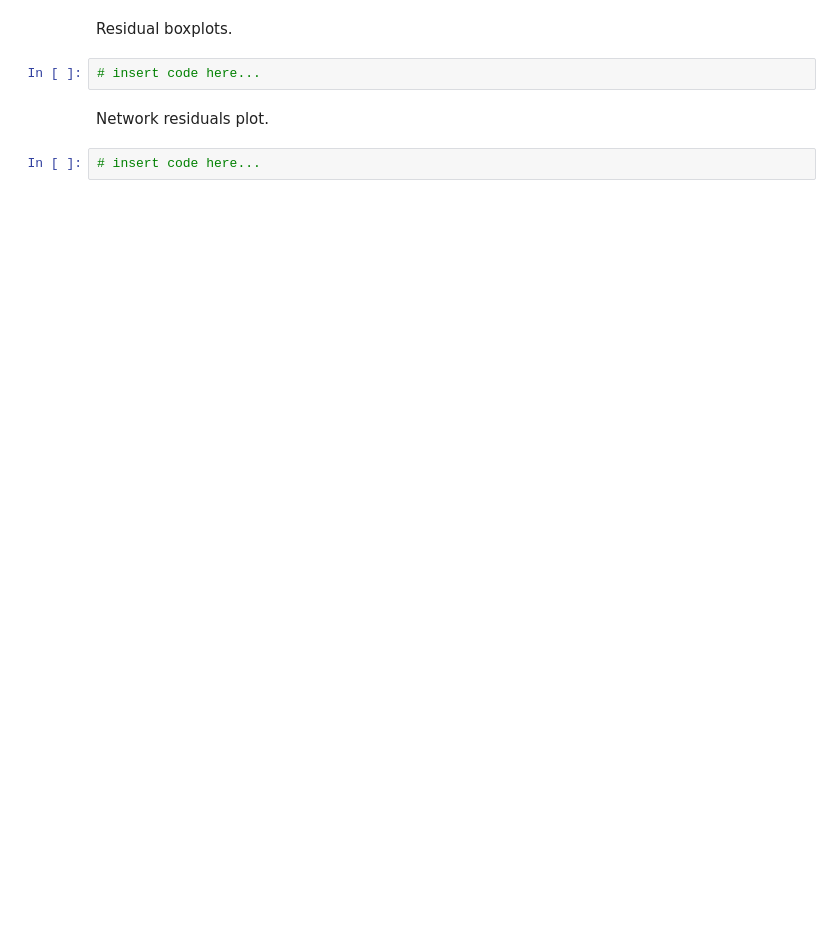
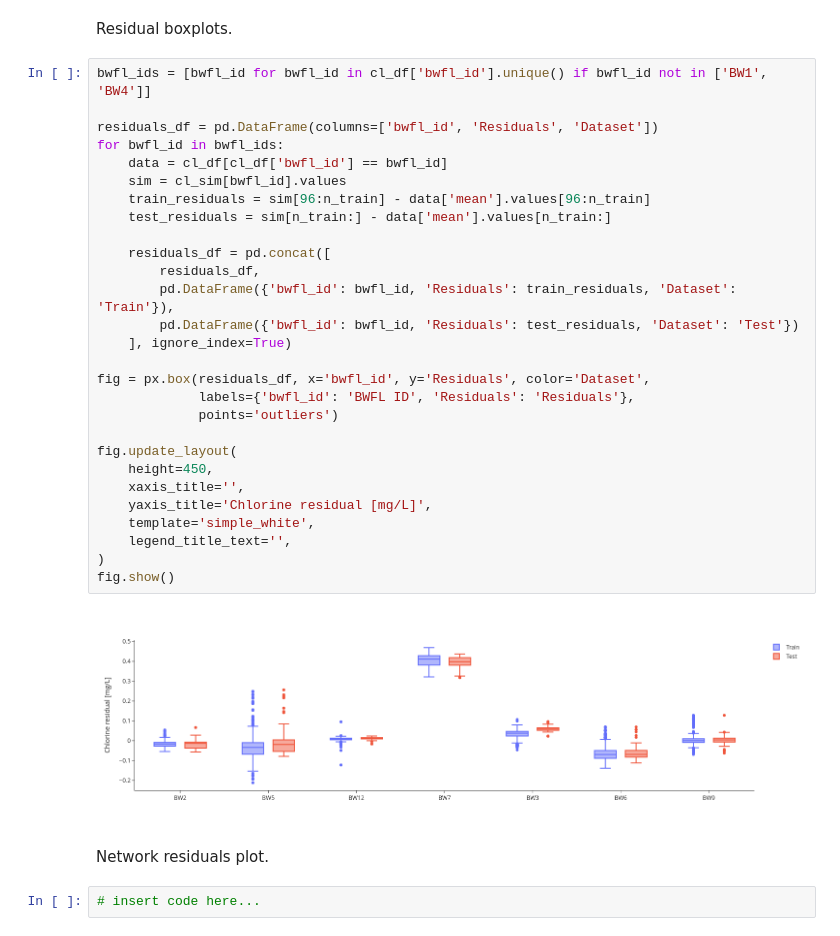
Before and after one commit to bradleywjenks/bayesian-wq-calibration, a Jupyter notebook: notebooks/02-GA-model-calibration.ipynb, the cells around one changed output. Saved outputs shown, nothing was run; the diff lists cells and outputs as text; blank space fills up the shorter version.

```diff
--- a/notebooks/02-GA-model-calibration.ipynb
+++ b/notebooks/02-GA-model-calibration.ipynb
@@ -269,7 +274,35 @@ fig.show()
 # %% [markdown]
 Residual boxplots.
-# %%
-# insert code here...
+# %%
+bwfl_ids = [bwfl_id for bwfl_id in cl_df['bwfl_id'].unique() if bwfl_id not in ['BW1', 'BW4']]
+
+residuals_df = pd.DataFrame(columns=['bwfl_id', 'Residuals', 'Dataset'])
+for bwfl_id in bwfl_ids:
+    data = cl_df[cl_df['bwfl_id'] == bwfl_id]
+    sim = cl_sim[bwfl_id].values
+    train_residuals = sim[96:n_train] - data['mean'].values[96:n_train]
+    test_residuals = sim[n_train:] - data['mean'].values[n_train:]
+
+    residuals_df = pd.concat([
+        residuals_df,
+        pd.DataFrame({'bwfl_id': bwfl_id, 'Residuals': train_residuals, 'Dataset': 'Train'}),
+        pd.DataFrame({'bwfl_id': bwfl_id, 'Residuals': test_residuals, 'Dataset': 'Test'})
+    ], ignore_index=True)
+
+fig = px.box(residuals_df, x='bwfl_id', y='Residuals', color='Dataset',
+             labels={'bwfl_id': 'BWFL ID', 'Residuals': 'Residuals'},
+             points='outliers')
+
+fig.update_layout(
+    height=450,
+    xaxis_title='',
+    yaxis_title='Chlorine residual [mg/L]',
+    template='simple_white',
+    legend_title_text='',
+)
+fig.show()
+# %% [output]
+[figure, added]
 # %% [markdown]
 Network residuals plot.
 # %%
```
Also changed, not shown: parts of 7 cells of this notebook, 4 other files.
